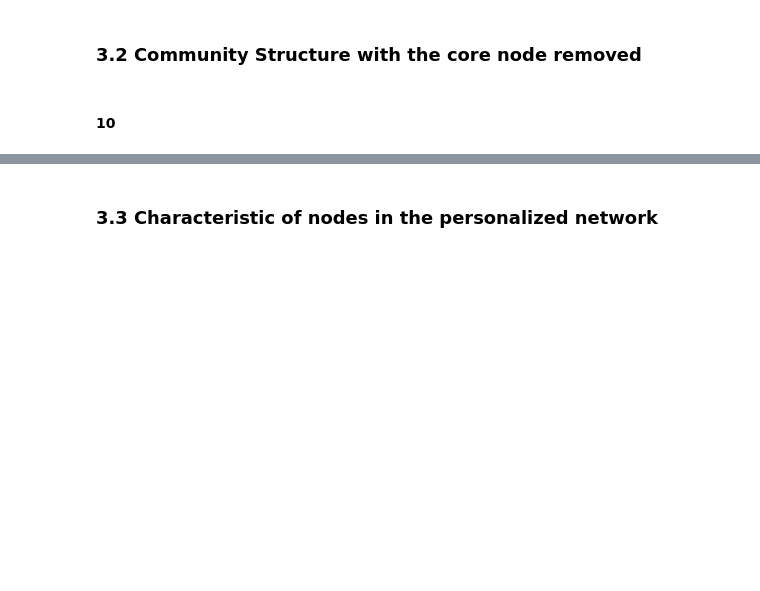
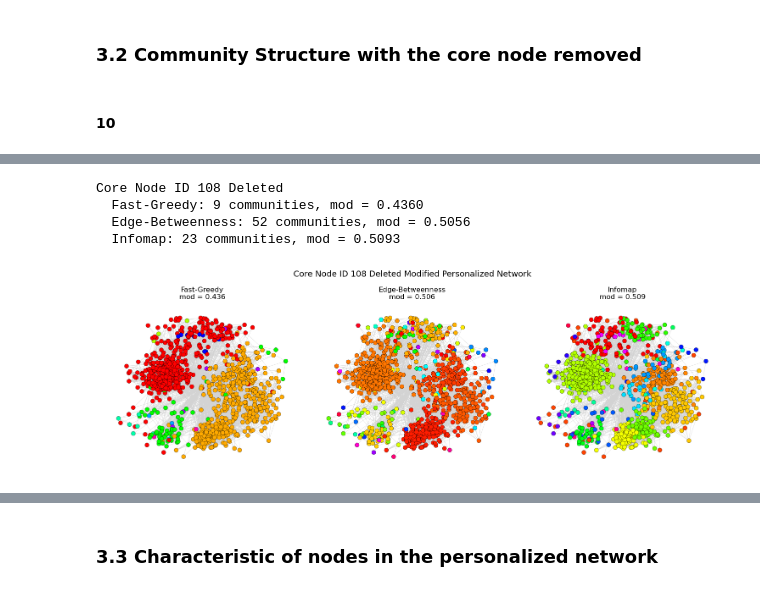
Before and after one commit to enoccer/ECE232E_repo, a Jupyter notebook: Project2/project2.ipynb, the cells around one changed output, grey strips where cells are left out. Saved outputs shown, nothing was run; the diff lists cells and outputs as text; code cells hidden in the pictures; blank space fills up the shorter version.

```diff
--- a/Project2/project2.ipynb
+++ b/Project2/project2.ipynb
@@ -220,0 +250,8 @@ Core Node ID 1087  (|V|=206, |E|=7409)
+# %%
+plot_node_v2(107)
+# %% [output]
+Core Node ID 108 Deleted
+  Fast-Greedy: 9 communities, mod = 0.4360
+  Edge-Betweenness: 52 communities, mod = 0.5056
+  Infomap: 23 communities, mod = 0.5093
+[figure, added]
```
Also changed, not shown: parts of 37 cells of this notebook.
